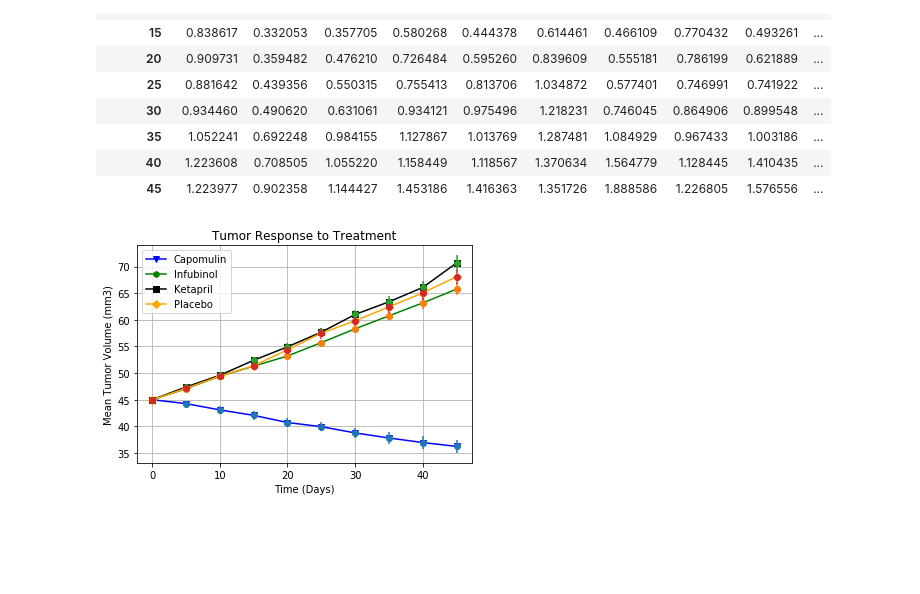
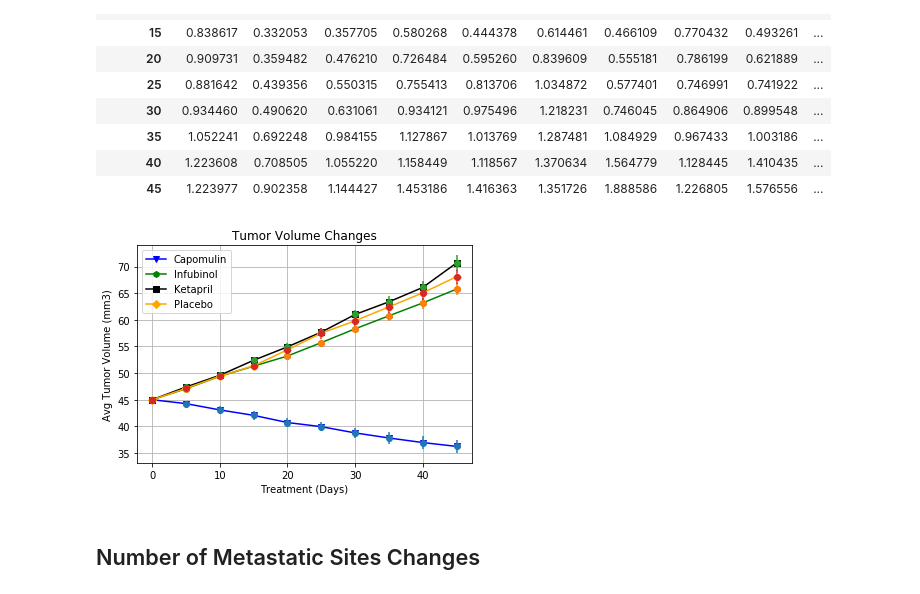
Before and after one commit to cfogel55/BootcampRepo, a Jupyter notebook: Pymaceuticals.ipynb, the cells around one changed output. Cells and saved outputs as stored; diff of their text form; code cells hidden in the pictures; blank space fills up the shorter version.

```diff
--- a/Pymaceuticals.ipynb
+++ b/Pymaceuticals.ipynb
@@ -119,31 +85,33 @@ standard_error_pivot
 # %%
 x_axis = list(np.arange(0, 50, 5))
 
 y_axis = list(mean_tumor_volume_pivot['Capomulin'])
 standard_errors = list(standard_error_pivot['Capomulin'])
 plt.errorbar(x_axis, y_axis, standard_errors, fmt="o")
 plt.plot(x_axis, y_axis, marker="v",color="blue", linewidth=1.5, label="Capomulin")
 
 y_axis = list(mean_tumor_volume_pivot['Infubinol'])
 standard_errors = list(standard_error_pivot['Infubinol'])
 plt.errorbar(x_axis, y_axis, standard_errors, fmt="o")
 plt.plot(x_axis, y_axis, marker="h",color="green", linewidth=1.5, label="Infubinol")
 
 y_axis = list(mean_tumor_volume_pivot['Ketapril'])
 standard_errors = list(standard_error_pivot['Ketapril'])
 plt.errorbar(x_axis, y_axis, standard_errors, fmt="o")
 plt.plot(x_axis, y_axis, marker="s",color="black", linewidth=1.5, label="Ketapril")
 
 y_axis = list(mean_tumor_volume_pivot['Placebo'])
 standard_errors = list(standard_error_pivot['Placebo'])
 plt.errorbar(x_axis, y_axis, standard_errors, fmt="o")
 plt.plot(x_axis, y_axis, marker="D",color="orange", linewidth=1.5, label="Placebo")
 
 plt.grid()
-plt.title("Tumor Response to Treatment")
-plt.xlabel("Time (Days)")
-plt.ylabel("Mean Tumor Volume (mm3)")
+plt.title("Tumor Volume Changes")
+plt.xlabel("Treatment (Days)")
+plt.ylabel("Avg Tumor Volume (mm3)")
 plt.legend()
 plt.show()
 # %% [output]
-[figure, old version]
+[figure, new version]
+# %% [markdown]
+## Number of Metastatic  Sites Changes
```
Also changed, not shown: parts of 24 cells of this notebook.
